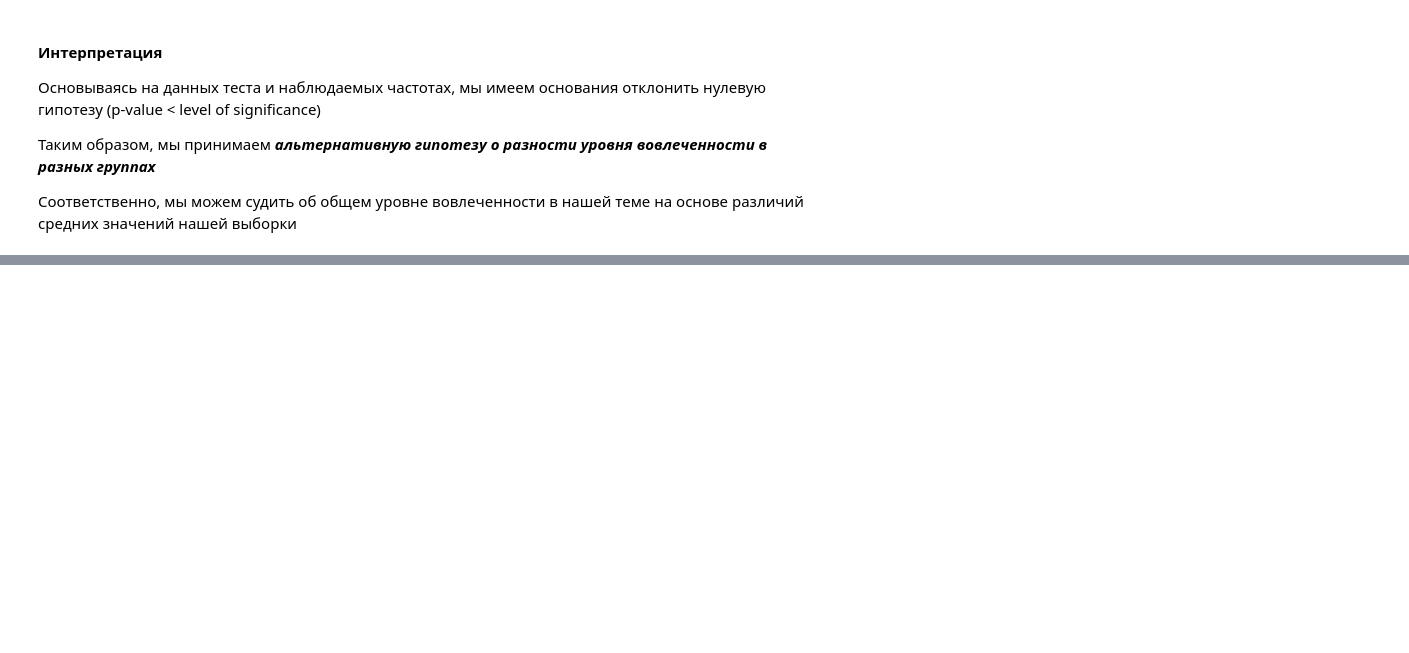
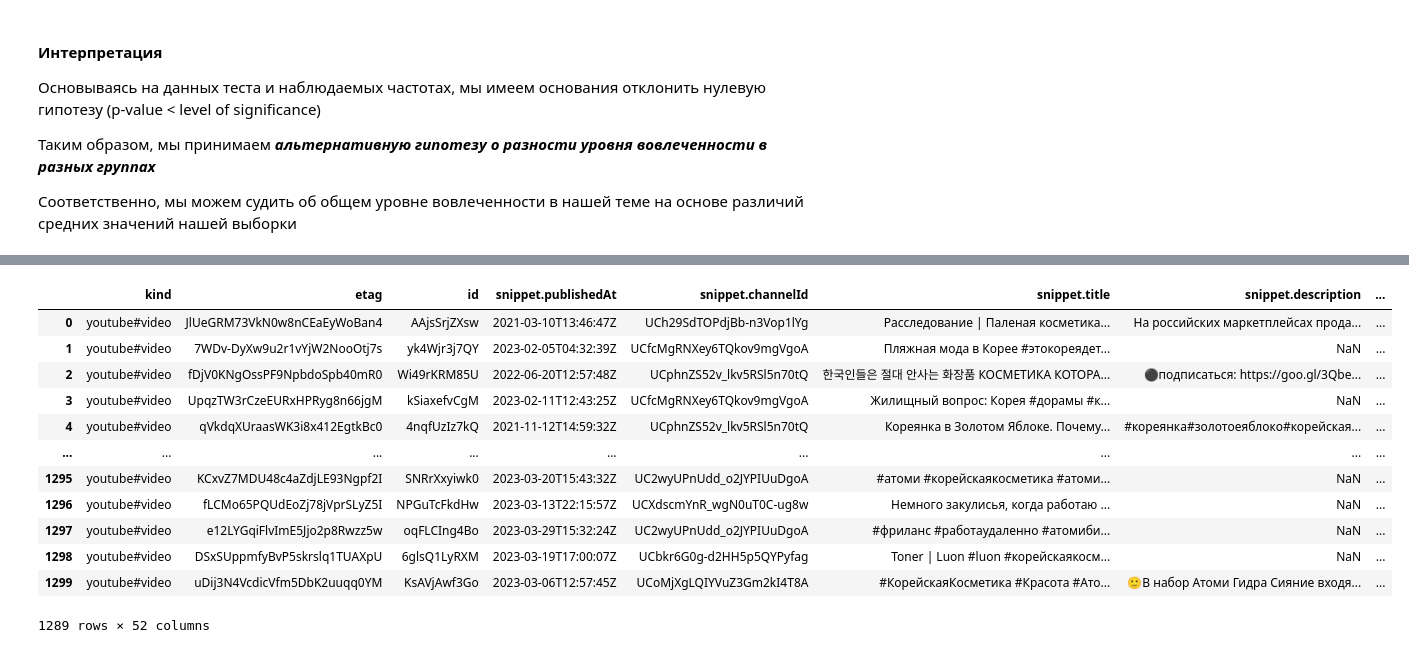
Before and after one commit to Tricar5/dm_corean, a Jupyter notebook: notebooks/HW2/hw2.ipynb, the cells around one changed output, grey strips where cells are left out. Saved outputs shown, nothing was run; the diff lists cells and outputs as text; code cells hidden in the pictures; blank space fills up the shorter version.

```diff
--- a/notebooks/HW2/hw2.ipynb
+++ b/notebooks/HW2/hw2.ipynb
@@ -470,0 +463,16 @@ df_korean.head()
+# %%
+data
+# %% [output]
+|  | kind | etag | id | snippet.publishedAt | snippet.channelId | snippet.title | snippet.description | ... |
+| 0 | youtube#video | JlUeGRM73VkN0w8nCEaEyWoBan4 | AAjsSrjZXsw | 2021-03-10T13:46:47Z | UCh29SdTOPdjBb-n3Vop1lYg | Расследование | Паленая косметика... | На российских маркетплейсах прода... | ... |
+| 1 | youtube#video | 7WDv-DyXw9u2r1vYjW2NooOtj7s | yk4Wjr3j7QY | 2023-02-05T04:32:39Z | UCfcMgRNXey6TQkov9mgVgoA | Пляжная мода в Корее #этокореядет... | NaN | ... |
+| 2 | youtube#video | fDjV0KNgOssPF9NpbdoSpb40mR0 | Wi49rKRM85U | 2022-06-20T12:57:48Z | UCphnZS52v_lkv5RSl5n70tQ | 한국인들은 절대 안사는 화장품 КОСМЕТИКА КОТОРА... | ⚫подписаться: https://goo.gl/3Qbe... | ... |
+| 3 | youtube#video | UpqzTW3rCzeEURxHPRyg8n66jgM | kSiaxefvCgM | 2023-02-11T12:43:25Z | UCfcMgRNXey6TQkov9mgVgoA | Жилищный вопрос: Корея #дорамы #к... | NaN | ... |
+| 4 | youtube#video | qVkdqXUraasWK3i8x412EgtkBc0 | 4nqfUzIz7kQ | 2021-11-12T14:59:32Z | UCphnZS52v_lkv5RSl5n70tQ | Кореянка в Золотом Яблоке. Почему... | #кореянка#золотоеяблоко#корейская... | ... |
+| ... | ... | ... | ... | ... | ... | ... | ... | ... |
+| 1295 | youtube#video | KCxvZ7MDU48c4aZdjLE93Ngpf2I | SNRrXxyiwk0 | 2023-03-20T15:43:32Z | UC2wyUPnUdd_o2JYPIUuDgoA | #атоми #корейскаякосметика #атоми... | NaN | ... |
+| 1296 | youtube#video | fLCMo65PQUdEoZj78jVprSLyZ5I | NPGuTcFkdHw | 2023-03-13T22:15:57Z | UCXdscmYnR_wgN0uT0C-ug8w | Немного закулисья, когда работаю ... | NaN | ... |
+| 1297 | youtube#video | e12LYGqiFlvImE5Jjo2p8Rwzz5w | oqFLCIng4Bo | 2023-03-29T15:32:24Z | UC2wyUPnUdd_o2JYPIUuDgoA | #фриланс #работаудаленно #атомиби... | NaN | ... |
+| 1298 | youtube#video | DSxSUppmfyBvP5skrslq1TUAXpU | 6glsQ1LyRXM | 2023-03-19T17:00:07Z | UCbkr6G0g-d2HH5p5QYPyfag | Toner | Luon #luon #корейскаякосм... | NaN | ... |
+| 1299 | youtube#video | uDij3N4VcdicVfm5DbK2uuqq0YM | KsAVjAwf3Go | 2023-03-06T12:57:45Z | UCoMjXgLQIYVuZ3Gm2kI4T8A | #КорейскаяКосметика #Красота #Ато... | 🙂В набор Атоми Гидра Сияние входя... | ... |
+1289 rows × 52 columns
```
Also changed, not shown: parts of 20 cells of this notebook, 9 other files.
